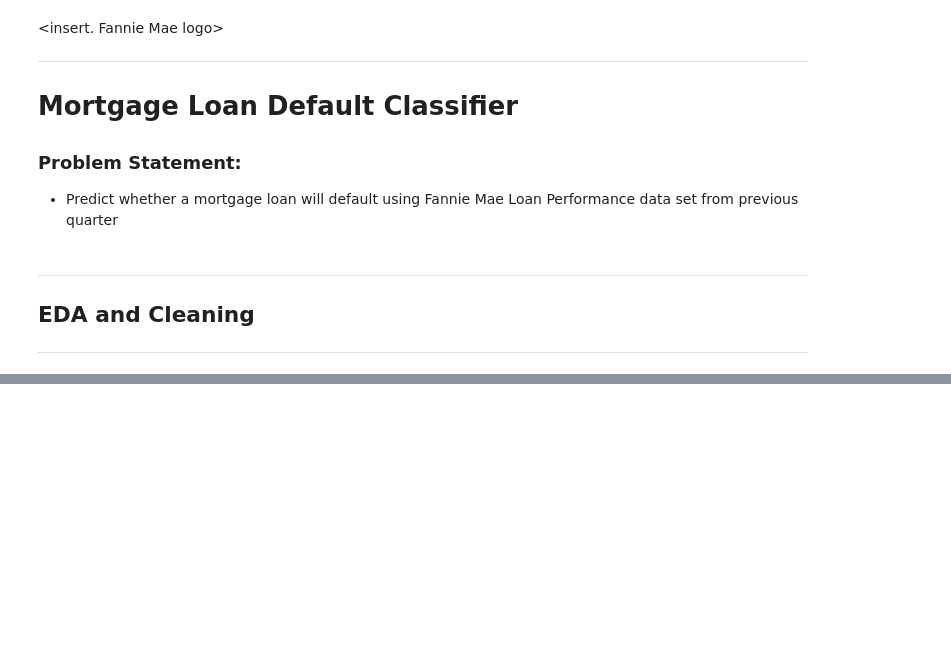
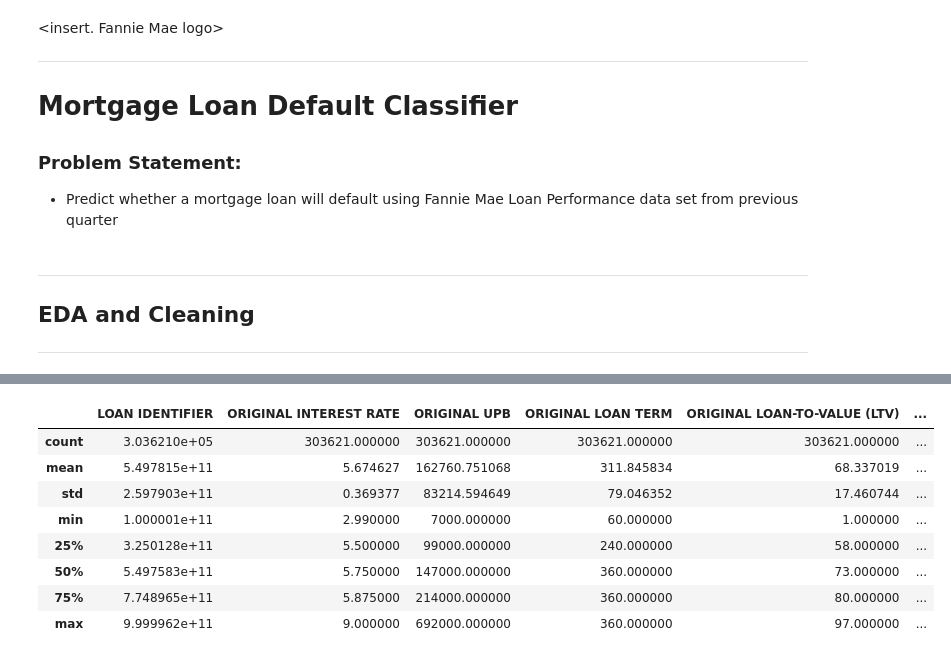
Before and after one commit to bdmiranda58/Mortgage_Default_Classifier, a Jupyter notebook: 01_EDA_and_Cleaning.ipynb, the cells around one changed output, grey strips where cells are left out. Cells and saved outputs as stored; diff of their text form; code cells hidden in the pictures; blank space fills up the shorter version.

```diff
--- a/01_EDA_and_Cleaning.ipynb
+++ b/01_EDA_and_Cleaning.ipynb
@@ -48,0 +67,12 @@ df_acq.head()
+# %%
+df_acq.describe()
+# %% [output]
+|  | LOAN IDENTIFIER | ORIGINAL INTEREST RATE | ORIGINAL UPB | ORIGINAL LOAN TERM | ORIGINAL LOAN-TO-VALUE (LTV) | ... |
+| count | 3.036210e+05 | 303621.000000 | 303621.000000 | 303621.000000 | 303621.000000 | ... |
+| mean | 5.497815e+11 | 5.674627 | 162760.751068 | 311.845834 | 68.337019 | ... |
+| std | 2.597903e+11 | 0.369377 | 83214.594649 | 79.046352 | 17.460744 | ... |
+| min | 1.000001e+11 | 2.990000 | 7000.000000 | 60.000000 | 1.000000 | ... |
+| 25% | 3.250128e+11 | 5.500000 | 99000.000000 | 240.000000 | 58.000000 | ... |
+| 50% | 5.497583e+11 | 5.750000 | 147000.000000 | 360.000000 | 73.000000 | ... |
+| 75% | 7.748965e+11 | 5.875000 | 214000.000000 | 360.000000 | 80.000000 | ... |
+| max | 9.999962e+11 | 9.000000 | 692000.000000 | 360.000000 | 97.000000 | ... |
```
Also changed, not shown: parts of 6 cells of this notebook.
